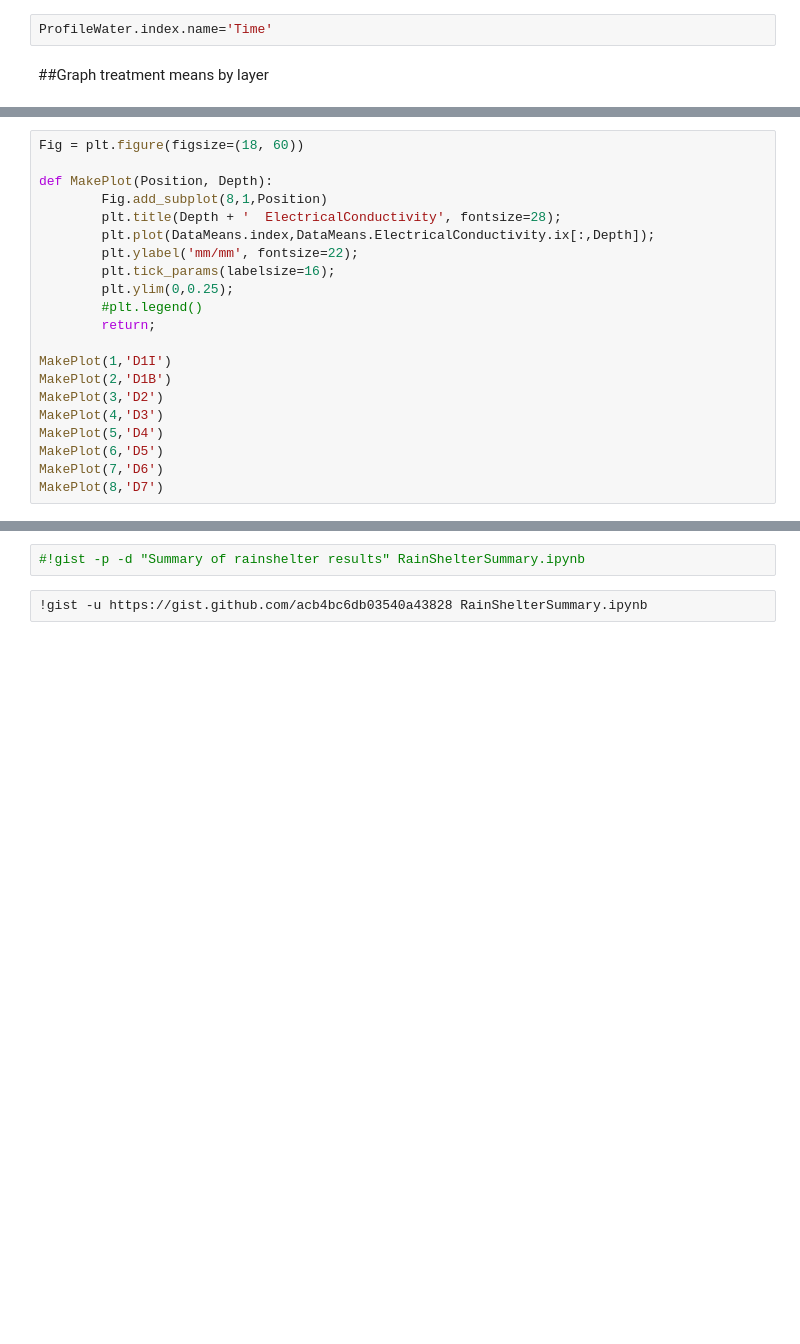
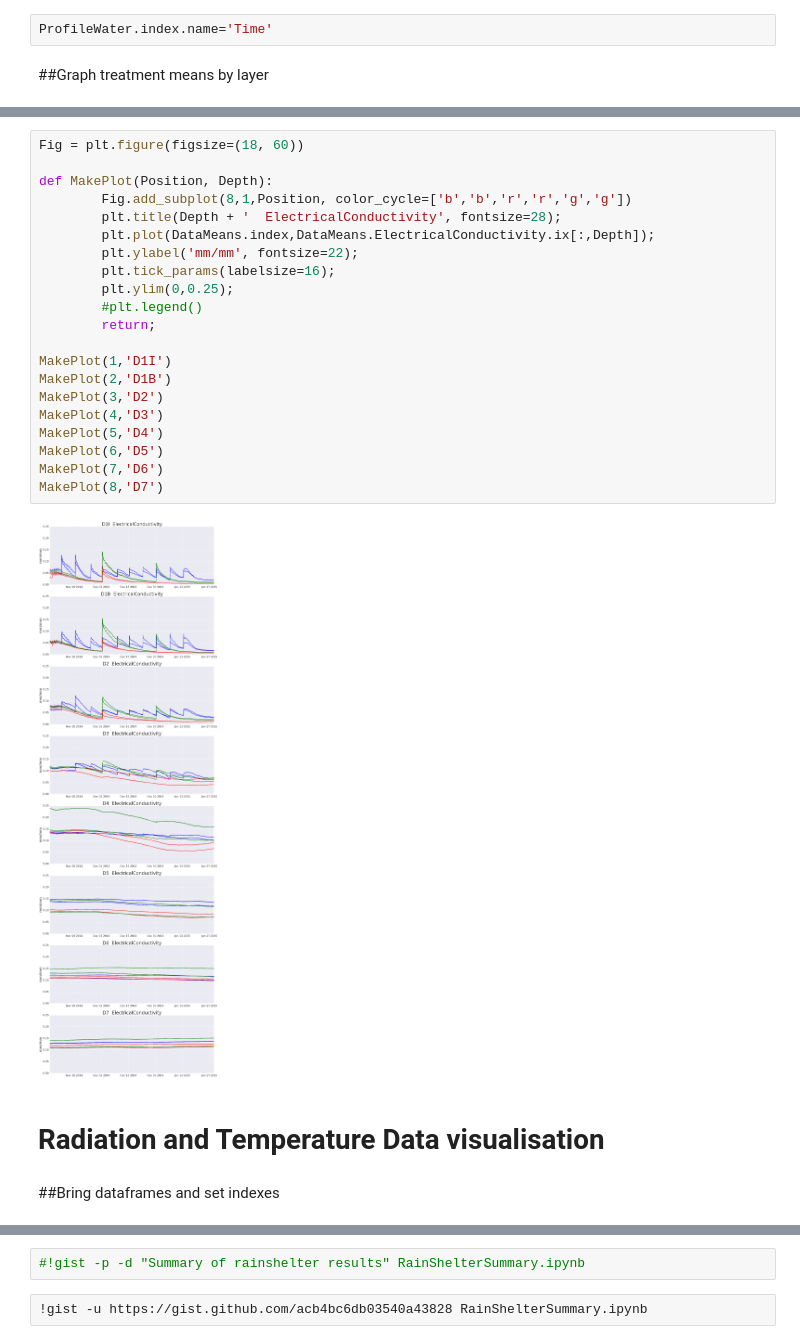
Before and after one commit to smist976/RainShelterBarley, a Jupyter notebook: RainShelterSummary.ipynb, the cells around one changed output, grey strips where cells are left out. Cells and saved outputs as stored; diff of their text form; blank space fills up the shorter version.

```diff
--- a/RainShelterSummary.ipynb
+++ b/RainShelterSummary.ipynb
@@ -154,24 +146,30 @@ MakePlot(8,'D7')
 # %%
 Fig = plt.figure(figsize=(18, 60))
 
 def MakePlot(Position, Depth):
-        Fig.add_subplot(8,1,Position)
+        Fig.add_subplot(8,1,Position, color_cycle=['b','b','r','r','g','g'])
         plt.title(Depth + '  ElectricalConductivity', fontsize=28);
         plt.plot(DataMeans.index,DataMeans.ElectricalConductivity.ix[:,Depth]);
         plt.ylabel('mm/mm', fontsize=22);
         plt.tick_params(labelsize=16);
         plt.ylim(0,0.25);
         #plt.legend()
         return;
 
 MakePlot(1,'D1I')
 MakePlot(2,'D1B')
 MakePlot(3,'D2')
 MakePlot(4,'D3')
 MakePlot(5,'D4')
 MakePlot(6,'D5')
 MakePlot(7,'D6')
 MakePlot(8,'D7')
+# %% [output]
+[figure, added]
+# %% [markdown]
+# Radiation and Temperature Data visualisation
+# %% [markdown]
+##Bring dataframes and set indexes
 # %%
 #Read in data
 AllDataRad=pd.read_csv('K:\Rainshelter\Barley_2014_15\LoggedData\RainShelterBeta_Energy.dat', #specify file path for data to read in
```
Also changed, not shown: parts of 13 cells of this notebook, 1 other file.
